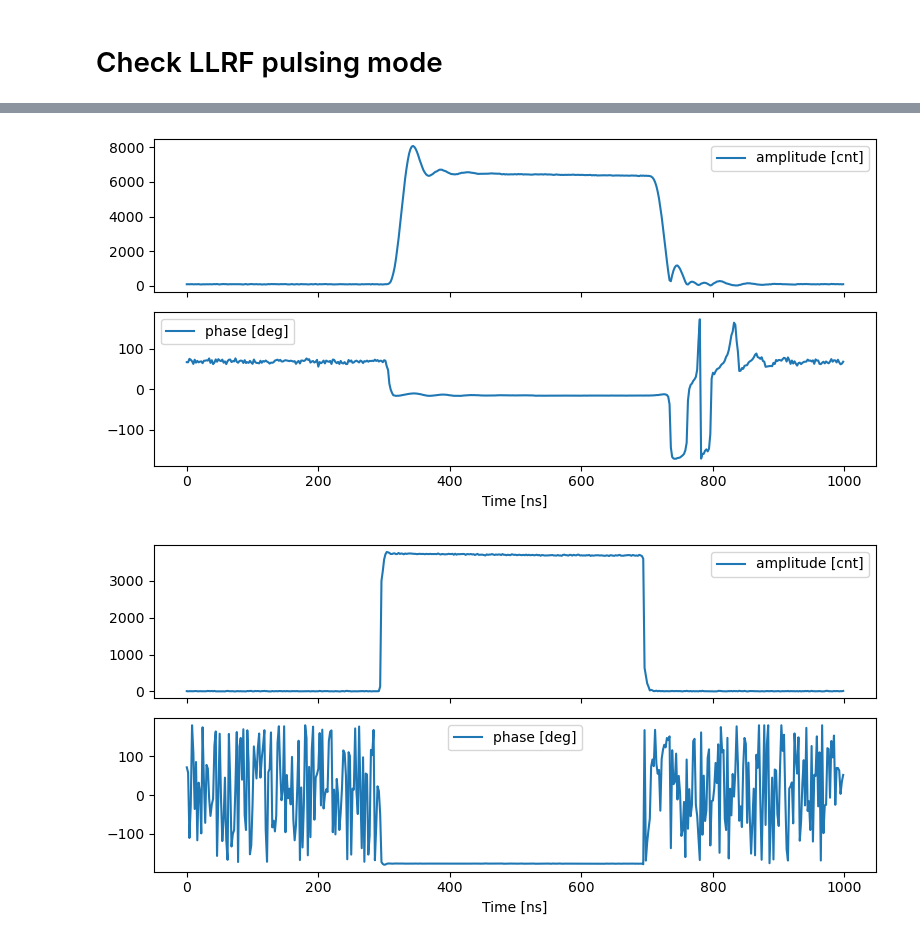
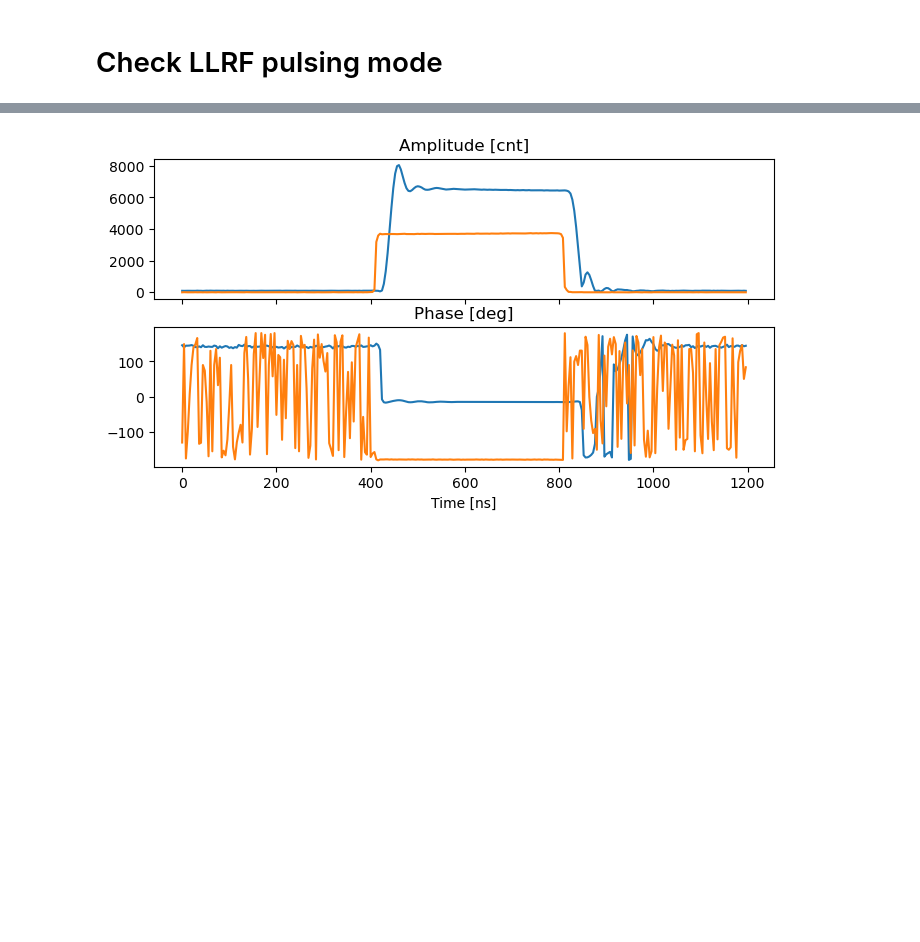
Before and after one commit to BerkeleyLab/LBNL-DSLLRF, a Jupyter notebook: doc/als_llrf_mts_lbl208.ipynb, the cells around one changed output, grey strips where cells are left out. Cells and saved outputs as stored; diff of their text form; code cells hidden in the pictures; blank space fills up the shorter version.

```diff
--- a/doc/als_llrf_mts_lbl208.ipynb
+++ b/doc/als_llrf_mts_lbl208.ipynb
@@ -162,7 +133,5 @@ Expect 4 ns * 100 = 400 ns pulse length
-# %%
-cdata_dsp = get_dsp_waveform()
-plot_complex_wfm(cdata_dsp[0, :500], fs=fs/8, mode='ap')
-plot_complex_wfm(cdata_dsp[1, :500], fs=fs/8, mode='ap')
-# %% [output]
-[figure, removed]
-[figure, removed]
+# %%
+cdata_dsp = get_dsp_waveform()
+plot_complex_wfm_stack(cdata_dsp[:2, :300], fs=fs/2, mode='ap')
+# %% [output]
+[figure, added]
```
Also changed, not shown: parts of 18 cells of this notebook, 43 other files.
